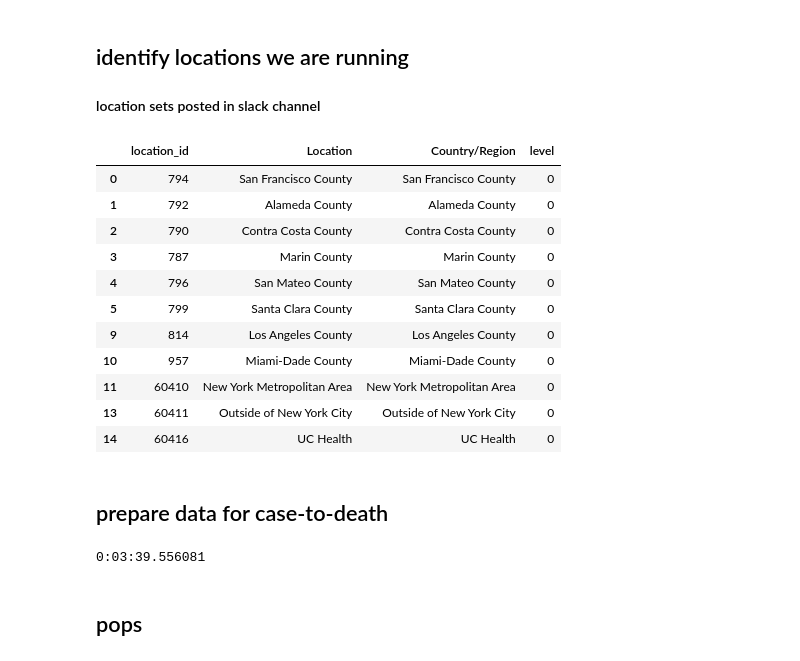
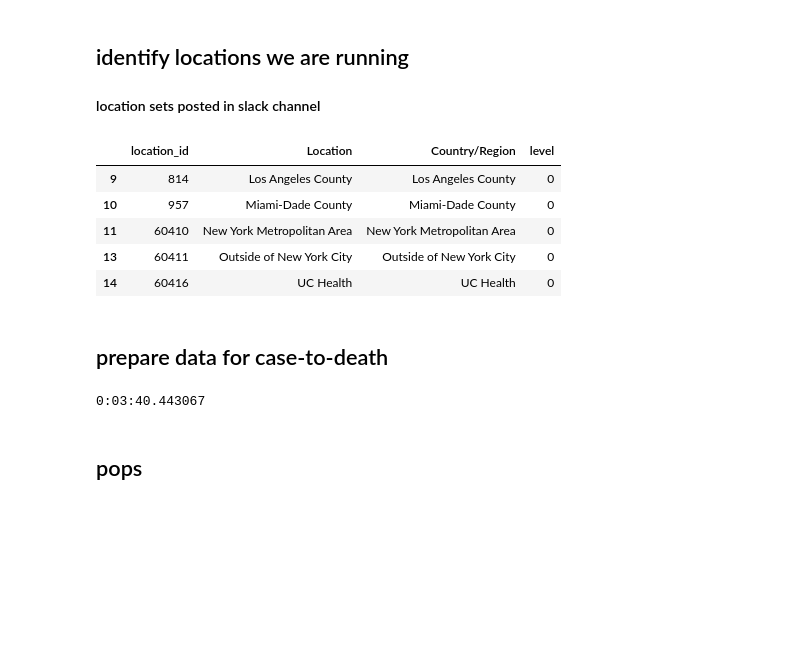
Before and after one commit to ihmeuw/covid-model-deaths, a Jupyter notebook: notebooks/run_us_counties.ipynb, the cells around one changed output. Cells and saved outputs as stored; diff of their text form; code cells hidden in the pictures; blank space fills up the shorter version.

Commit message:
Finally, the code will run through for April 18th data, not promise that it will work for newer data

```diff
--- a/notebooks/run_us_counties.ipynb
+++ b/notebooks/run_us_counties.ipynb
@@ -226,37 +194,31 @@ input_age_pop_df.tail(75)
 # %%
 # get locaton_ids
 # Changed this so we can set at the top
 loc_df = get_location_metadata(location_set_id=112, location_set_version_id=lsvid)
 
 # Drop any locations in the US and keep only most detailed for modeling
 euro_df = loc_df.loc[
     (loc_df['most_detailed']==1) & ~loc_df['path_to_top_parent'].str.startswith('102,'),
     ['location_id', 'location_ascii_name', 'parent_id', 'level', 'most_detailed']
 ]
 
 # format
 euro_df = euro_df.rename(index=str, columns={'location_ascii_name':'Location'})
 loc_df = loc_df[['location_id', 'location_ascii_name']]
 loc_df = loc_df.rename(index=str, columns={'location_id':'parent_id',
                                            'location_ascii_name':'Country/Region'})
 euro_df = euro_df.merge(loc_df)
 
 # Dropping these locations due to an error in the hierarchy -- non-mutually exclusive (relevant for lsvid 637)
 euro_df = euro_df.loc[(euro_df.most_detailed == 1) &
                       (~euro_df.location_id.isin([53451, 53452, 53474])),
                       ['location_id', 'Location', 'Country/Region', 'level']]
-# Dropping counties without data
-euro_df = euro_df.loc[(~euro_df.location_id.isin([780, 781, 789, 60414])),
+# Dropping counties without more than 1 day of data
+euro_df = euro_df.loc[(~euro_df.location_id.isin([780, 781, 787, 789, 790, 792, 794, 796, 799, 60414])),
                       ['location_id', 'Location', 'Country/Region', 'level']]
 euro_df
 # %% [output]
 |  | location_id | Location | Country/Region | level |
-| 0 | 794 | San Francisco County | San Francisco County | 0 |
-| 1 | 792 | Alameda County | Alameda County | 0 |
-| 2 | 790 | Contra Costa County | Contra Costa County | 0 |
-| 3 | 787 | Marin County | Marin County | 0 |
-| 4 | 796 | San Mateo County | San Mateo County | 0 |
-| 5 | 799 | Santa Clara County | Santa Clara County | 0 |
 | 9 | 814 | Los Angeles County | Los Angeles County | 0 |
 | 10 | 957 | Miami-Dade County | Miami-Dade County | 0 |
 | 11 | 60410 | New York Metropolitan Area | New York Metropolitan Area | 0 |
@@ -321,7 +283,7 @@ del id_map_df
 end_time = datetime.now()
 print(end_time - start_time)
 # %% [output]
-0:03:39.556081
+0:03:40.443067
 # %% [markdown]
 ## pops
 # %%
```
Also changed, not shown: parts of 15 cells of this notebook, 1 other file.
